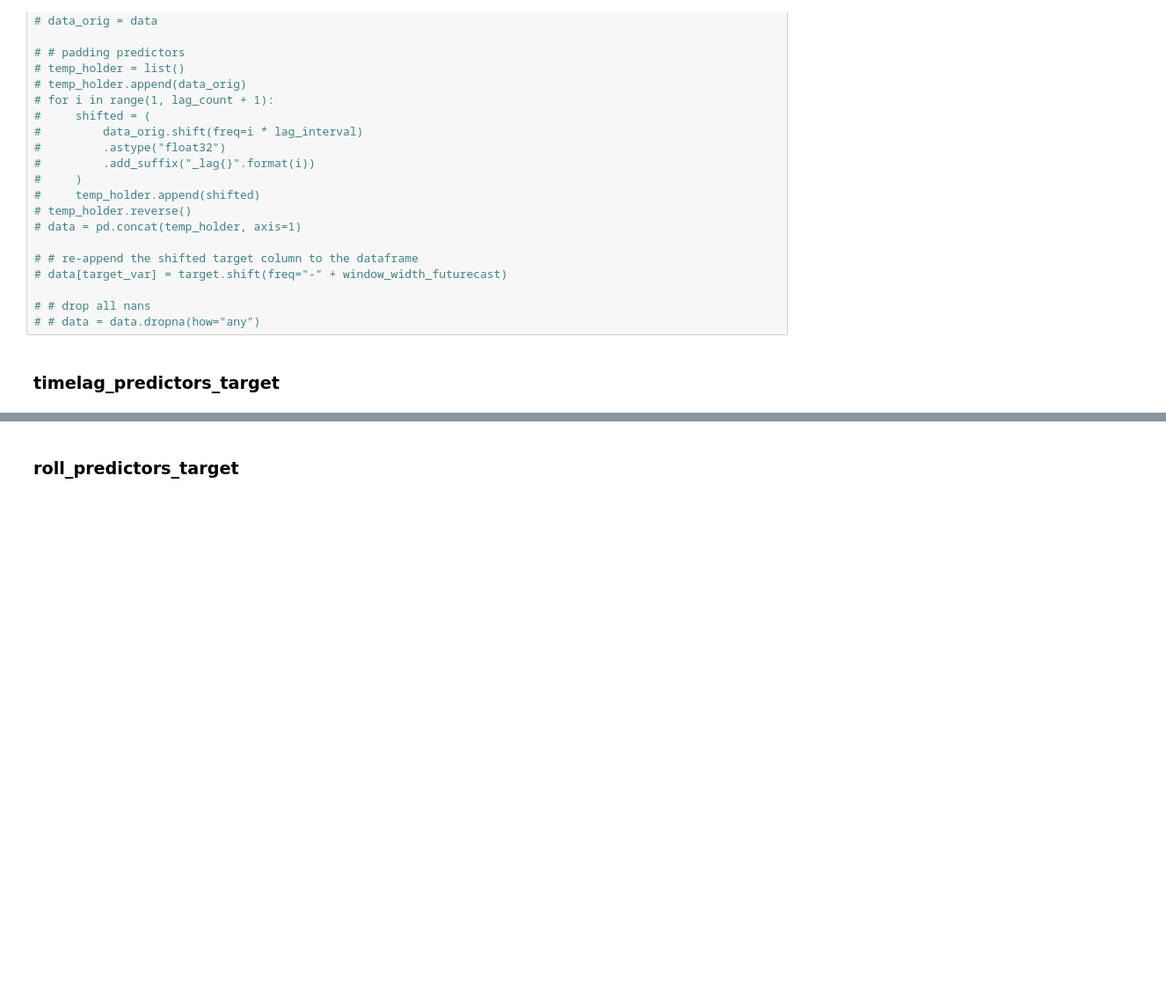
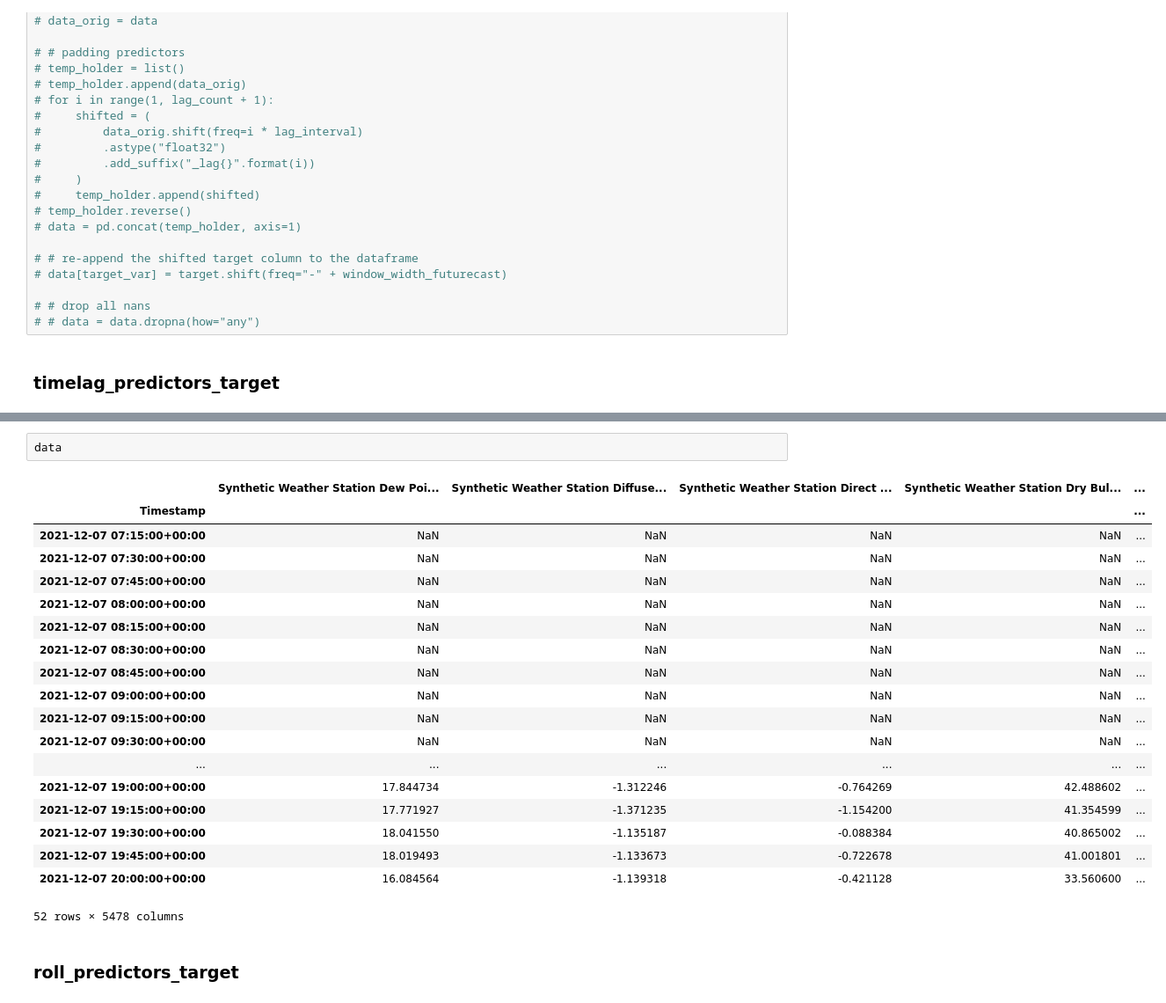
Before and after one commit to NREL/Wattile, a Jupyter notebook: notebooks/exploratory/data_processing_window_source_width_calc.ipynb, the cells around one changed output, grey strips where cells are left out. Shown: that part at 88% size. Saved outputs shown, nothing was run; the diff lists cells and outputs as text; blank space fills up the shorter version.

```diff
--- a/notebooks/exploratory/data_processing_window_source_width_calc.ipynb
+++ b/notebooks/exploratory/data_processing_window_source_width_calc.ipynb
@@ -348,3 +349,25 @@ data = data_test.copy()
+# %%
+data
+# %% [output]
+|  | Synthetic Weather Station Dew Poi... | Synthetic Weather Station Diffuse... | Synthetic Weather Station Direct ... | Synthetic Weather Station Dry Bul... | ... |
+| Timestamp |  |  |  |  | ... |
+| 2021-12-07 07:15:00+00:00 | NaN | NaN | NaN | NaN | ... |
+| 2021-12-07 07:30:00+00:00 | NaN | NaN | NaN | NaN | ... |
+| 2021-12-07 07:45:00+00:00 | NaN | NaN | NaN | NaN | ... |
+| 2021-12-07 08:00:00+00:00 | NaN | NaN | NaN | NaN | ... |
+| 2021-12-07 08:15:00+00:00 | NaN | NaN | NaN | NaN | ... |
+| 2021-12-07 08:30:00+00:00 | NaN | NaN | NaN | NaN | ... |
+| 2021-12-07 08:45:00+00:00 | NaN | NaN | NaN | NaN | ... |
+| 2021-12-07 09:00:00+00:00 | NaN | NaN | NaN | NaN | ... |
+| 2021-12-07 09:15:00+00:00 | NaN | NaN | NaN | NaN | ... |
+| 2021-12-07 09:30:00+00:00 | NaN | NaN | NaN | NaN | ... |
+| ... | ... | ... | ... | ... | ... |
+| 2021-12-07 19:00:00+00:00 | 17.844734 | -1.312246 | -0.764269 | 42.488602 | ... |
+| 2021-12-07 19:15:00+00:00 | 17.771927 | -1.371235 | -1.154200 | 41.354599 | ... |
+| 2021-12-07 19:30:00+00:00 | 18.041550 | -1.135187 | -0.088384 | 40.865002 | ... |
+| 2021-12-07 19:45:00+00:00 | 18.019493 | -1.133673 | -0.722678 | 41.001801 | ... |
+| 2021-12-07 20:00:00+00:00 | 16.084564 | -1.139318 | -0.421128 | 33.560600 | ... |
+52 rows × 5478 columns
 # %% [markdown]
 ### roll_predictors_target
 # %%
```
Also changed, not shown: parts of 7 cells of this notebook.
